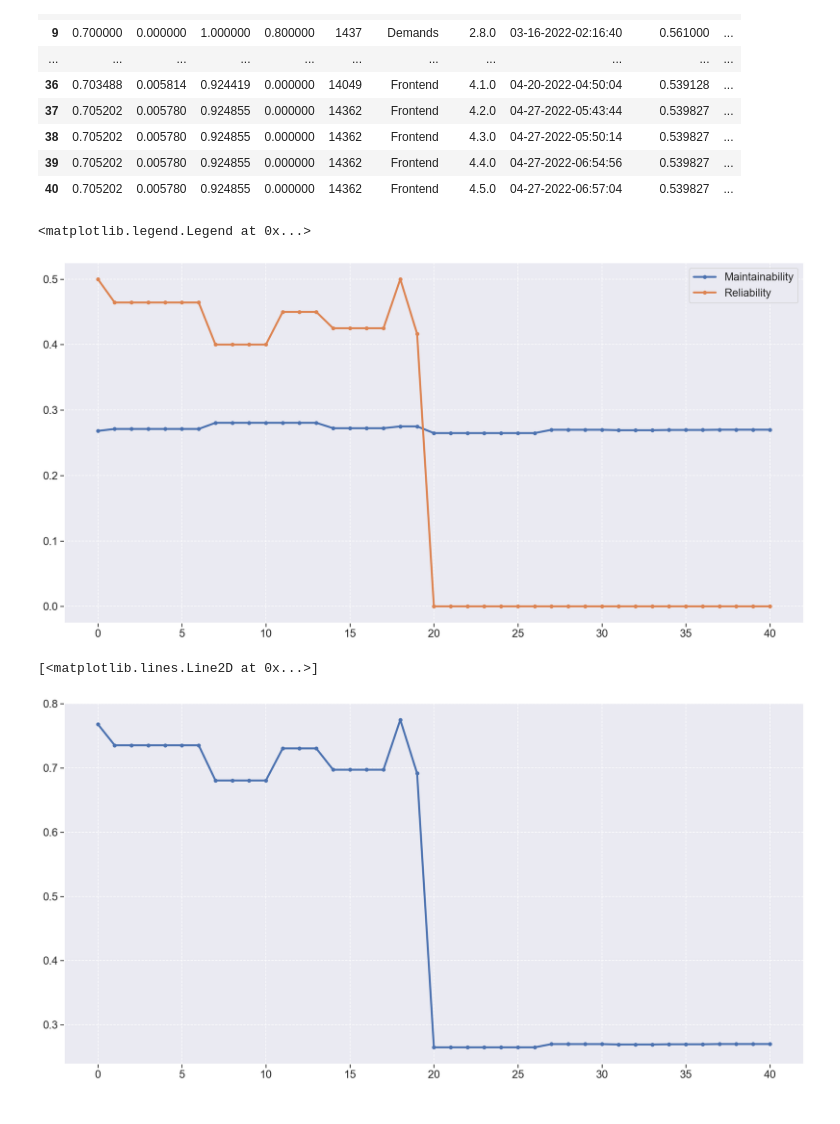
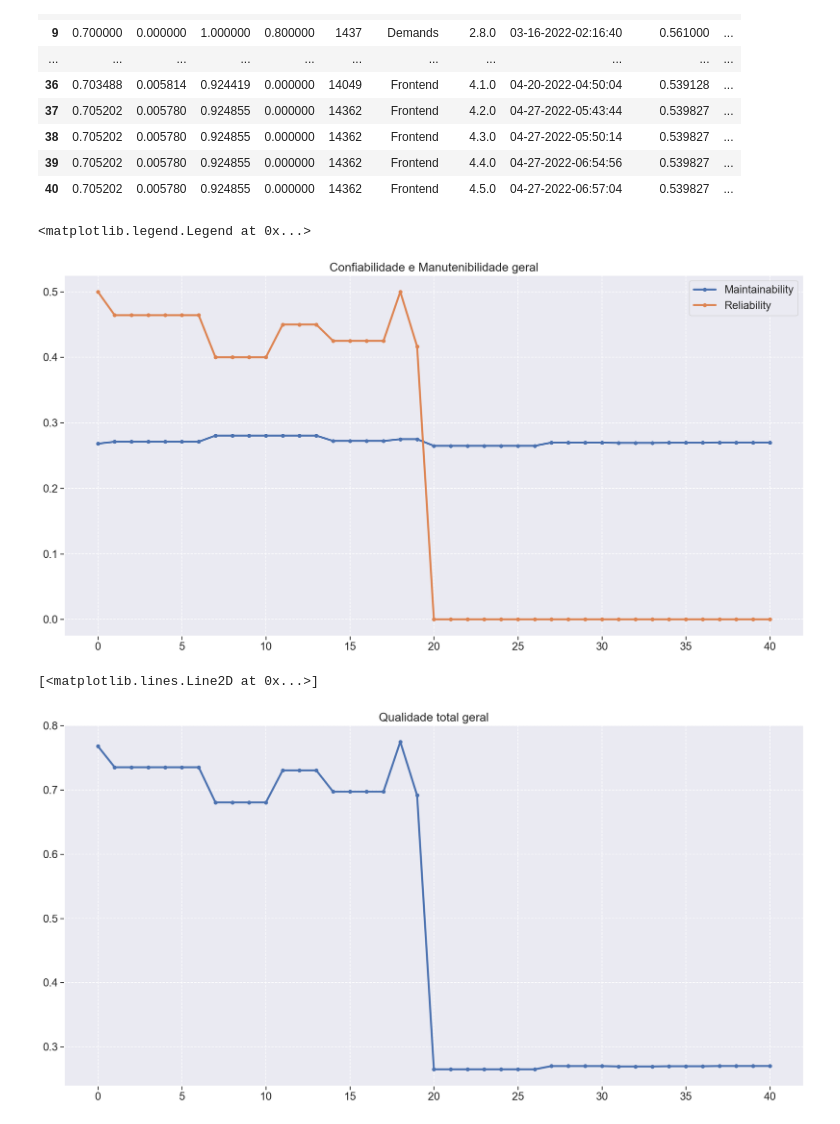
Before and after one commit to DITGO/2021-2-SiGeD-Doc, a Jupyter notebook: Analytics/analytics.ipynb, the cells around one changed output. Cells and saved outputs as stored; diff of their text form; code cells hidden in the pictures.

```diff
--- a/Analytics/analytics.ipynb
+++ b/Analytics/analytics.ipynb
@@ -542,23 +592,25 @@ metrics_df
 # %%
 fig = plt.figure(figsize=(20, 10))
 
+plt.title('Confiabilidade e Manutenibilidade geral')
 plt.plot(metrics_df['Maintainability'], linewidth=3, marker='o', markersize=5, label="Maintainability")
 plt.plot(metrics_df['Reliability'], linewidth=3, marker='o', markersize=5, label="Reliability")
 plt.legend(loc='best')
 
 #plt.ylim(.45,.7)
 # %% [output]
 <matplotlib.legend.Legend at 0x...>
-[figure, old version]
+[figure, new version]
 # %%
 fig = plt.figure(figsize=(20, 10))
 
+plt.title('Qualidade total geral')
 plt.plot(metrics_df['Total_QR'], linewidth=3, marker='o', markersize=5)
 
 #plt.ylim(.45,.7)
 # %% [output]
 [<matplotlib.lines.Line2D at 0x...>]
-[figure, old version]
+[figure, new version]
 # %%
 # DATE FORMAT: MM-DD-YYYY-HH:MM:SS
 currentDateTime = datetime.datetime.now().strftime("%m-%d-%Y-%H:%M:%S")
```
Also changed, not shown: parts of 6 cells of this notebook.
